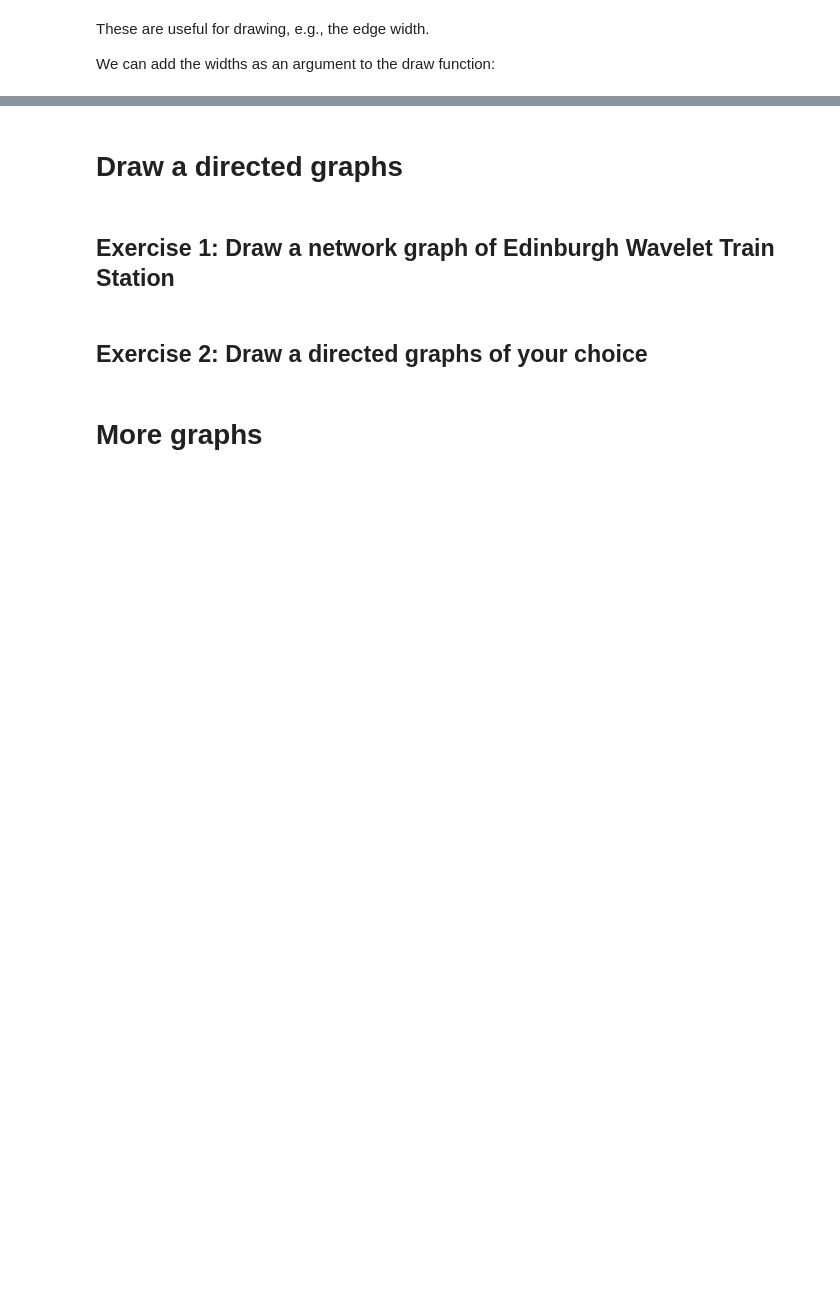
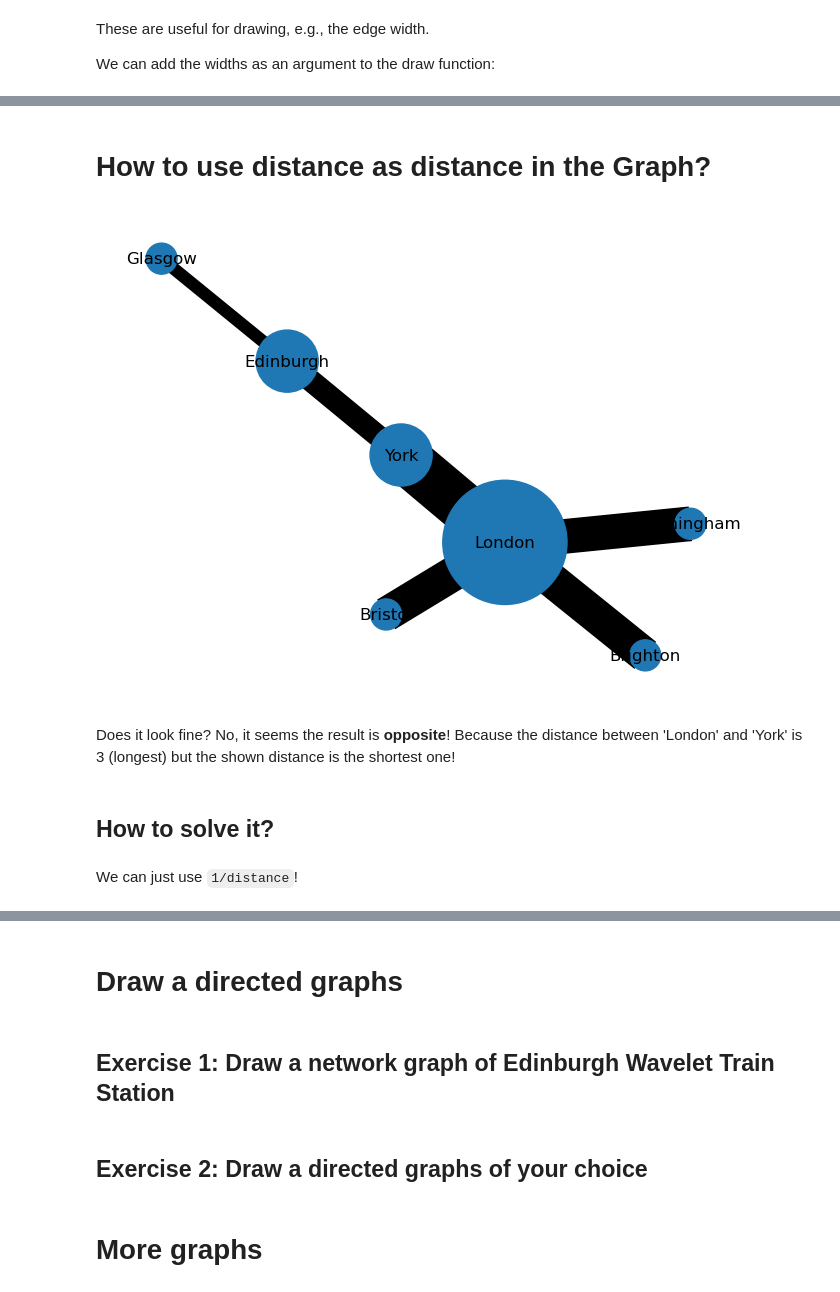
Before and after one commit to Magica-Chen/WebSNA-23-24-notes, a Jupyter notebook: Week3/Week3-graph.ipynb, the cells around one changed output, grey strips where cells are left out. Drawn from its saved outputs; the diff is of its cells as text; code cells hidden in the pictures; blank space fills up the shorter version.

Commit message:
explain distance

```diff
--- a/Week3/Week3-graph.ipynb
+++ b/Week3/Week3-graph.ipynb
@@ -148,0 +220,15 @@ plt.show()
+# %% [markdown]
+# How to use distance as distance in the Graph?
+# %%
+# We only need to set the weight for the spring_layout.
+pos = nx.spring_layout(G, weight='distance', seed=2)
+
+nx.draw(G, pos, with_labels= True, node_size = sizes, width=widths)
+# %% [output]
+[figure, added]
+# %% [markdown]
+Does it look fine? No, it seems the result is **opposite**! Because the distance between 'London' and 'York' is 3 (longest) but the shown distance is the shortest one!
+# %% [markdown]
+## How to solve it?
+# %% [markdown]
+We can just use `1/distance`!
```
Also changed, not shown: parts of 18 cells of this notebook.
